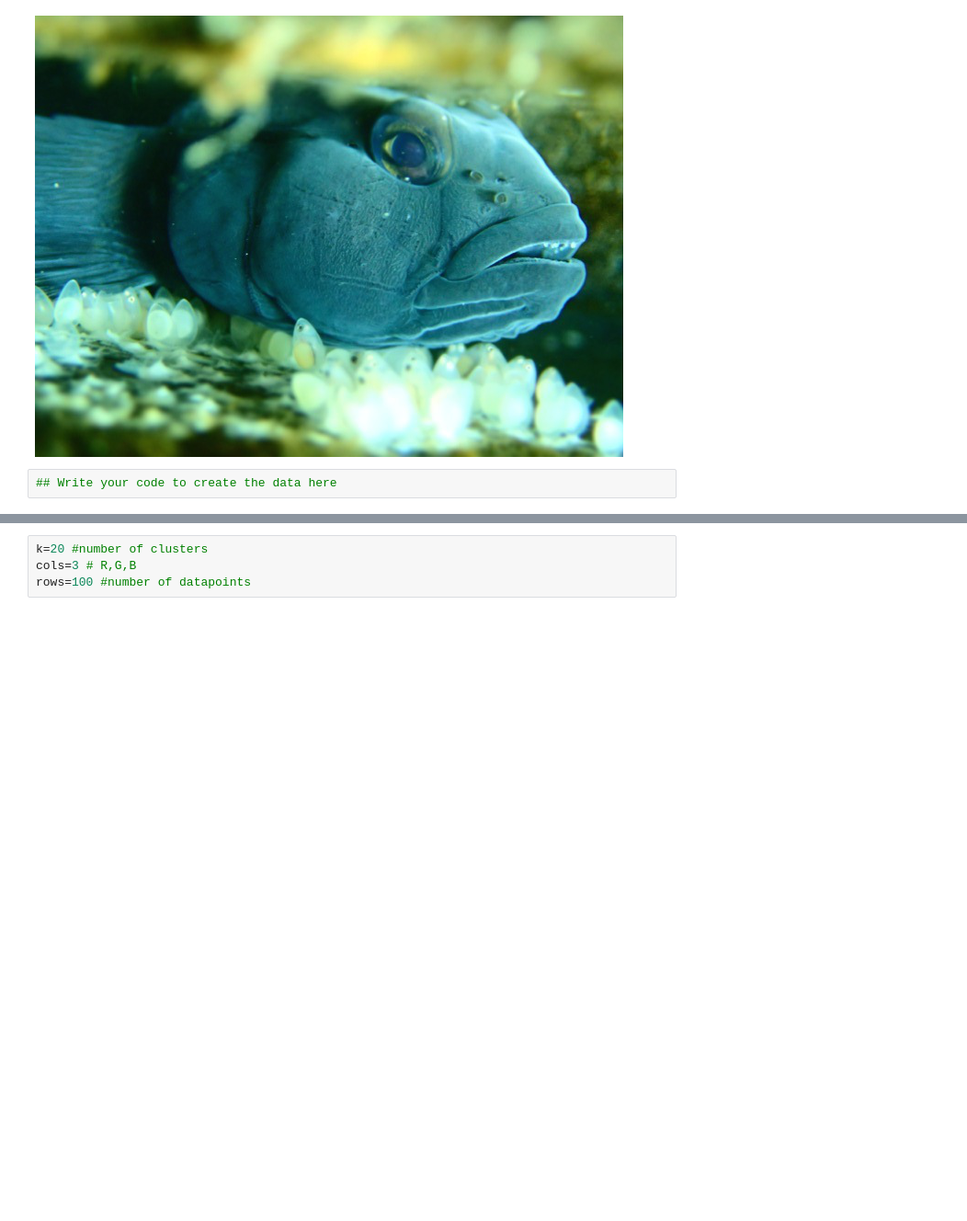
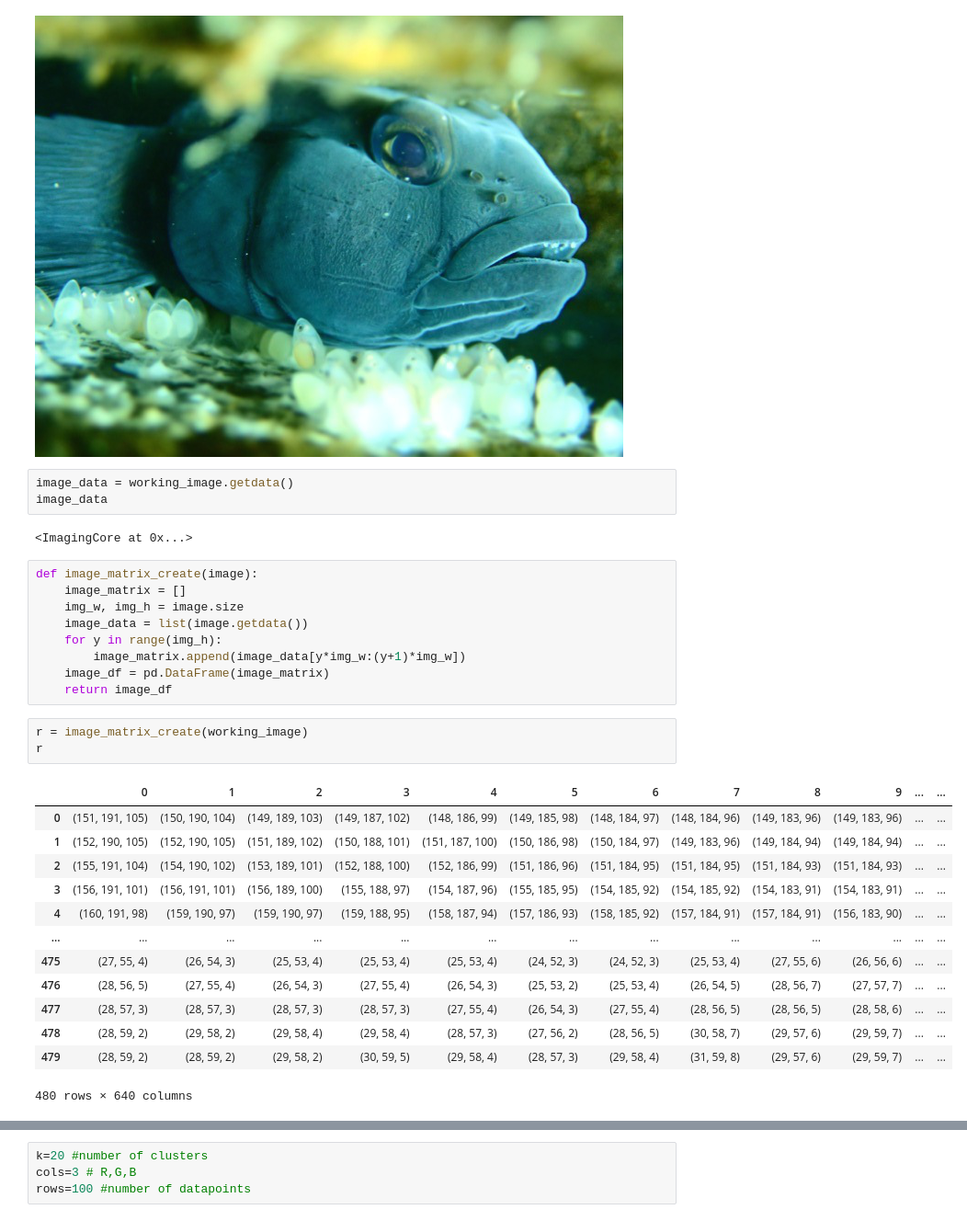
Before and after one commit to podrazque/image-rgb-clustering, a Jupyter notebook: Image-Clustering.ipynb, the cells around one changed output, grey strips where cells are left out. Shown at 92% size. Drawn from its saved outputs; the diff is of its cells as text; blank space fills up the shorter version.

```diff
--- a/Image-Clustering.ipynb
+++ b/Image-Clustering.ipynb
@@ -37,5 +37,34 @@ working_image = images[0]
 working_image
 # %% [output]
 [figure]
-# %%
-## Write your code to create the data here
+# %%
+image_data = working_image.getdata()
+image_data
+# %% [output]
+<ImagingCore at 0x...>
+# %%
+def image_matrix_create(image):
+    image_matrix = []
+    img_w, img_h = image.size
+    image_data = list(image.getdata())
+    for y in range(img_h):
+        image_matrix.append(image_data[y*img_w:(y+1)*img_w])
+    image_df = pd.DataFrame(image_matrix)
+    return image_df
+# %%
+r = image_matrix_create(working_image)
+r
+# %% [output]
+|  | 0 | 1 | 2 | 3 | 4 | 5 | 6 | 7 | 8 | 9 | ... | ... |
+| 0 | (151, 191, 105) | (150, 190, 104) | (149, 189, 103) | (149, 187, 102) | (148, 186, 99) | (149, 185, 98) | (148, 184, 97) | (148, 184, 96) | (149, 183, 96) | (149, 183, 96) | ... | ... |
+| 1 | (152, 190, 105) | (152, 190, 105) | (151, 189, 102) | (150, 188, 101) | (151, 187, 100) | (150, 186, 98) | (150, 184, 97) | (149, 183, 96) | (149, 184, 94) | (149, 184, 94) | ... | ... |
+| 2 | (155, 191, 104) | (154, 190, 102) | (153, 189, 101) | (152, 188, 100) | (152, 186, 99) | (151, 186, 96) | (151, 184, 95) | (151, 184, 95) | (151, 184, 93) | (151, 184, 93) | ... | ... |
+| 3 | (156, 191, 101) | (156, 191, 101) | (156, 189, 100) | (155, 188, 97) | (154, 187, 96) | (155, 185, 95) | (154, 185, 92) | (154, 185, 92) | (154, 183, 91) | (154, 183, 91) | ... | ... |
+| 4 | (160, 191, 98) | (159, 190, 97) | (159, 190, 97) | (159, 188, 95) | (158, 187, 94) | (157, 186, 93) | (158, 185, 92) | (157, 184, 91) | (157, 184, 91) | (156, 183, 90) | ... | ... |
+| ... | ... | ... | ... | ... | ... | ... | ... | ... | ... | ... | ... | ... |
+| 475 | (27, 55, 4) | (26, 54, 3) | (25, 53, 4) | (25, 53, 4) | (25, 53, 4) | (24, 52, 3) | (24, 52, 3) | (25, 53, 4) | (27, 55, 6) | (26, 56, 6) | ... | ... |
+| 476 | (28, 56, 5) | (27, 55, 4) | (26, 54, 3) | (27, 55, 4) | (26, 54, 3) | (25, 53, 2) | (25, 53, 4) | (26, 54, 5) | (28, 56, 7) | (27, 57, 7) | ... | ... |
+| 477 | (28, 57, 3) | (28, 57, 3) | (28, 57, 3) | (28, 57, 3) | (27, 55, 4) | (26, 54, 3) | (27, 55, 4) | (28, 56, 5) | (28, 56, 5) | (28, 58, 6) | ... | ... |
+| 478 | (28, 59, 2) | (29, 58, 2) | (29, 58, 4) | (29, 58, 4) | (28, 57, 3) | (27, 56, 2) | (28, 56, 5) | (30, 58, 7) | (29, 57, 6) | (29, 59, 7) | ... | ... |
+| 479 | (28, 59, 2) | (28, 59, 2) | (29, 58, 2) | (30, 59, 5) | (29, 58, 4) | (28, 57, 3) | (29, 58, 4) | (31, 59, 8) | (29, 57, 6) | (29, 59, 7) | ... | ... |
+480 rows × 640 columns
```
Also changed, not shown: parts of 2 cells of this notebook.
